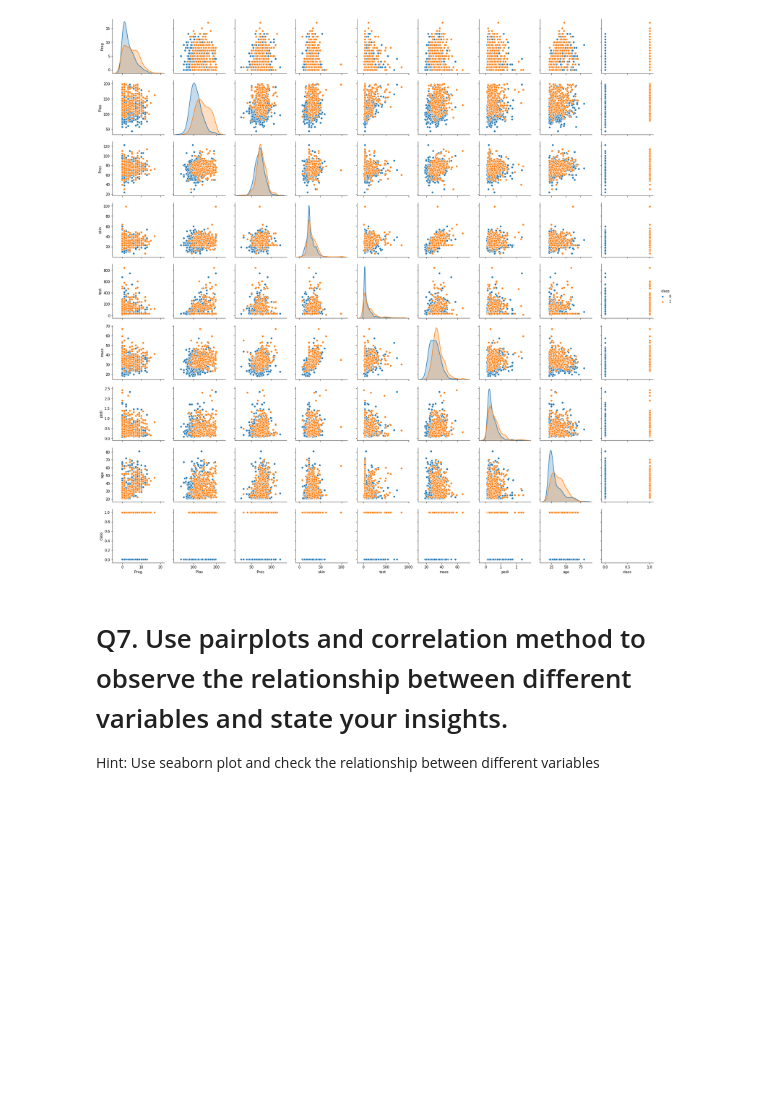
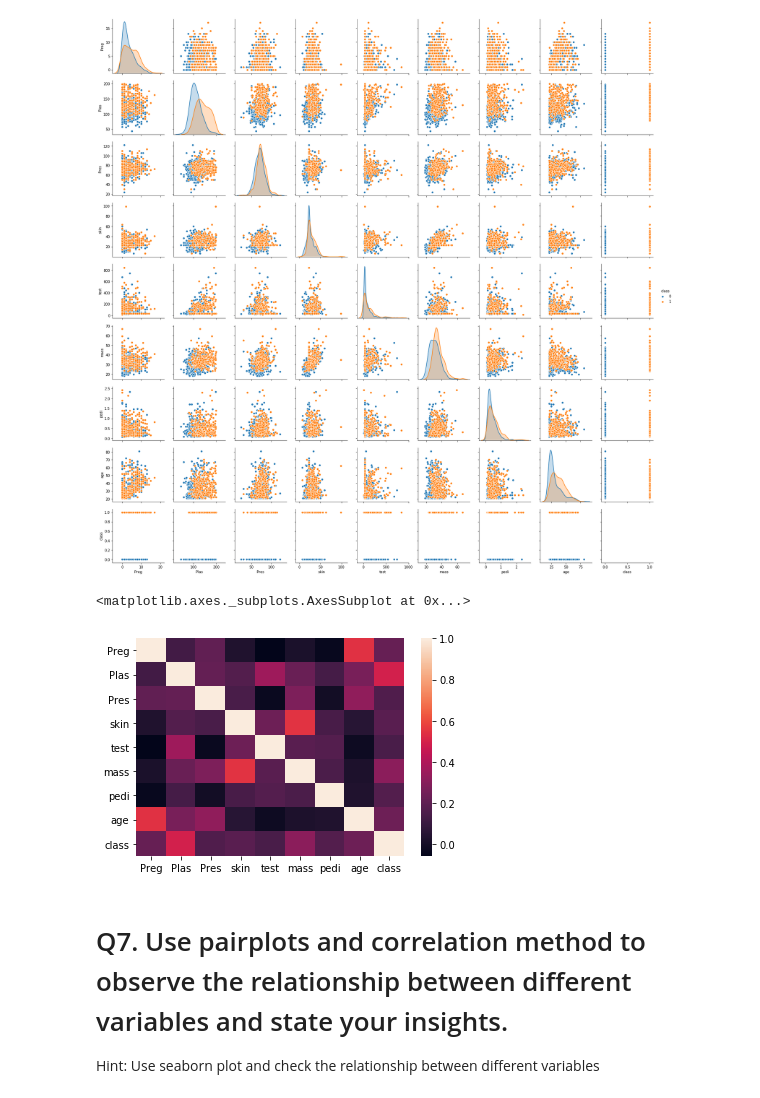
Before and after one commit to GreatLearningAIML1/bangalore-aug19-batch-k-commits, a Jupyter notebook: Residency3/R3-Internal Lab-PimaD.ipynb, the cells around one changed output. Saved outputs shown, nothing was run; the diff lists cells and outputs as text; code cells hidden in the pictures; blank space fills up the shorter version.

```diff
--- a/Residency3/R3-Internal Lab-PimaD.ipynb
+++ b/Residency3/R3-Internal Lab-PimaD.ipynb
@@ -132,6 +132,11 @@ sns.pairplot(dataFrame, diag_kind='kde',hue='class')
 # %% [output]
 <seaborn.axisgrid.PairGrid at 0x...>
 [figure]
+# %%
+sns.heatmap(dataFrame.corr())
+# %% [output]
+<matplotlib.axes._subplots.AxesSubplot at 0x...>
+[figure, added]
 # %% [markdown]
 # Q7. Use pairplots and correlation method to observe the relationship between different variables and state your insights.
 Hint: Use seaborn plot and check the relationship between different variables
```
Also changed, not shown: parts of 1 cell of this notebook.
